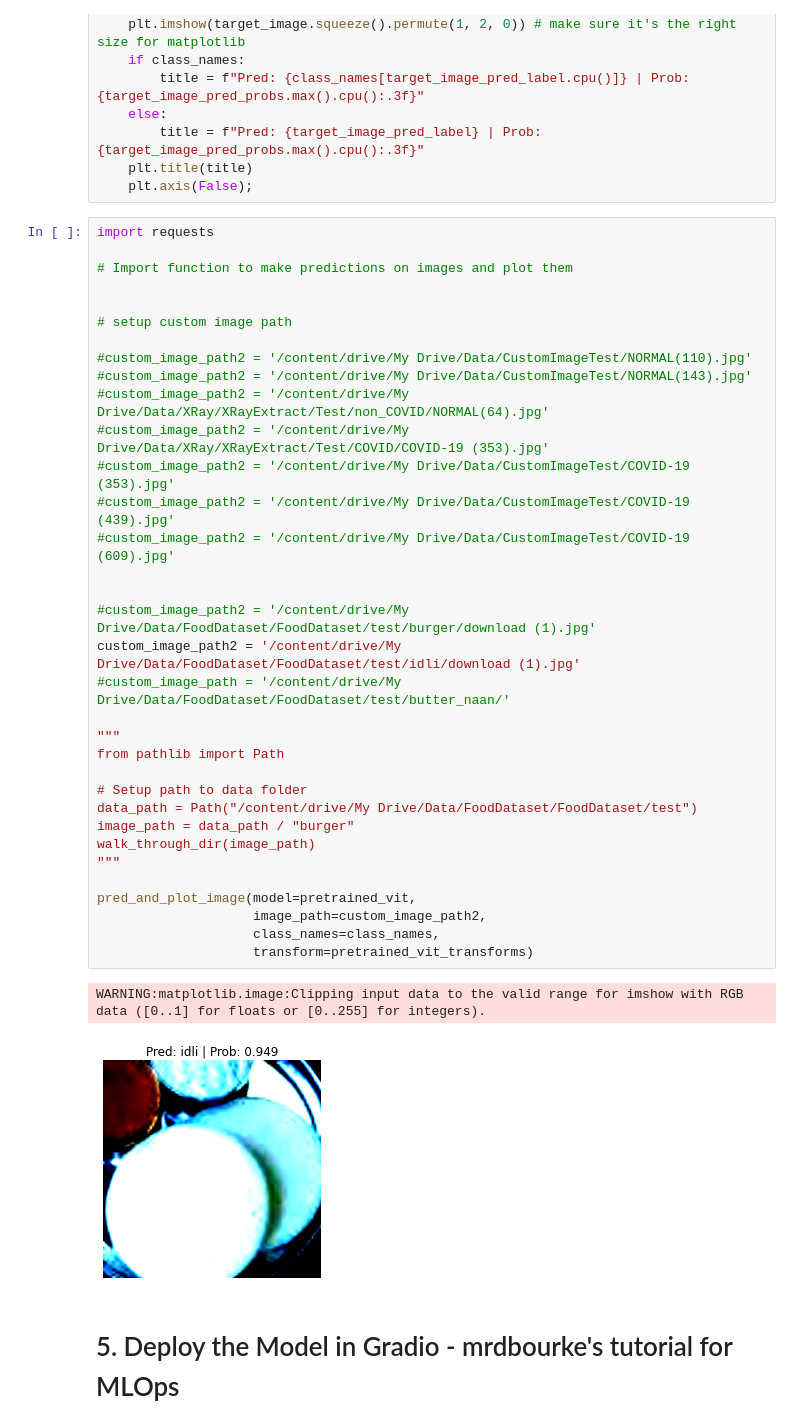
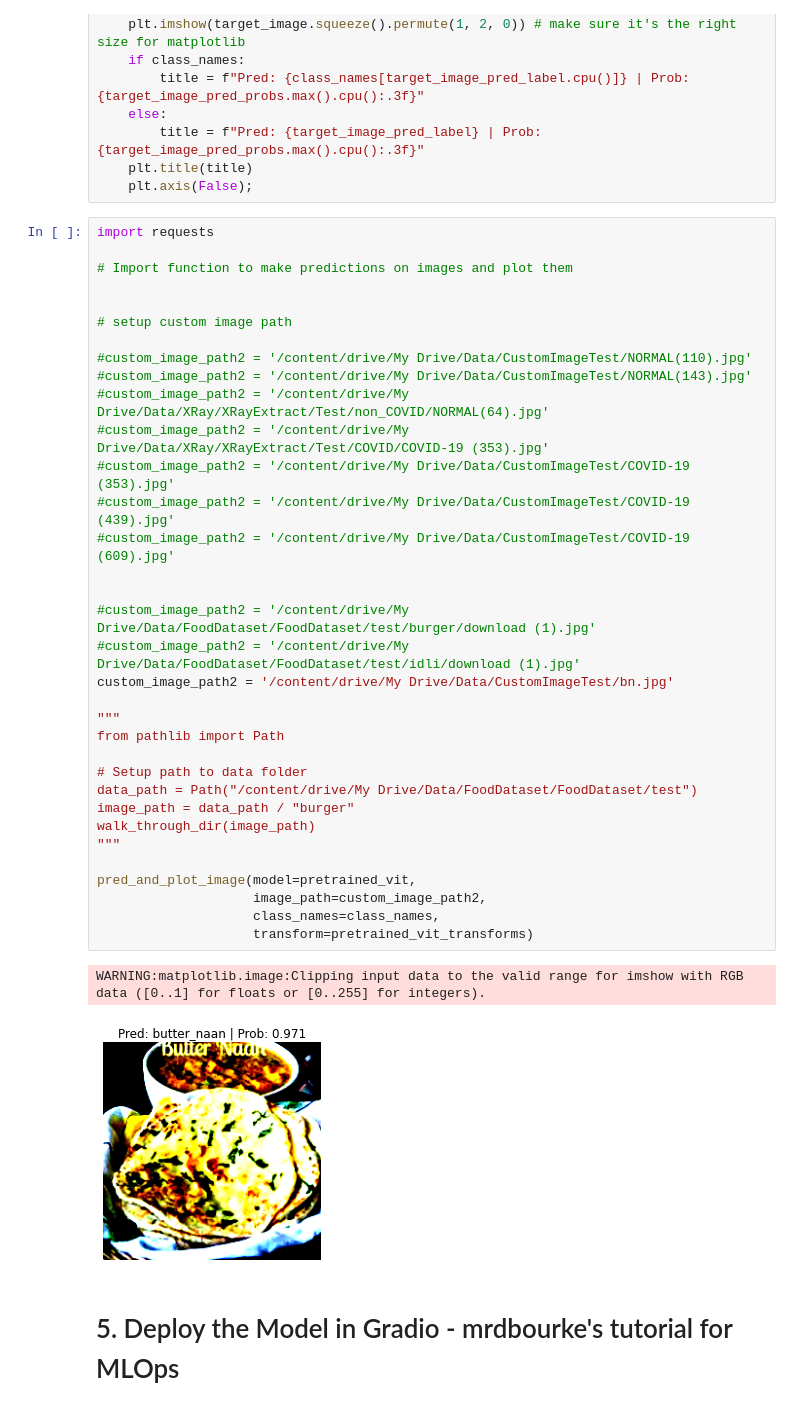
Before and after one commit to telnarayanan/HuggingFaceTransformers, a Jupyter notebook: ImageClassiciation_FoodImageClassification.ipynb, the cells around one changed output. Cells and saved outputs as stored; diff of their text form.

```diff
--- a/ImageClassiciation_FoodImageClassification.ipynb
+++ b/ImageClassiciation_FoodImageClassification.ipynb
@@ -405,35 +405,35 @@ import requests
 
 
 # setup custom image path
 
 #custom_image_path2 = '/content/drive/My Drive/Data/CustomImageTest/NORMAL(110).jpg'
 #custom_image_path2 = '/content/drive/My Drive/Data/CustomImageTest/NORMAL(143).jpg'
 #custom_image_path2 = '/content/drive/My Drive/Data/XRay/XRayExtract/Test/non_COVID/NORMAL(64).jpg'
 #custom_image_path2 = '/content/drive/My Drive/Data/XRay/XRayExtract/Test/COVID/COVID-19 (353).jpg'
 #custom_image_path2 = '/content/drive/My Drive/Data/CustomImageTest/COVID-19 (353).jpg'
 #custom_image_path2 = '/content/drive/My Drive/Data/CustomImageTest/COVID-19 (439).jpg'
 #custom_image_path2 = '/content/drive/My Drive/Data/CustomImageTest/COVID-19 (609).jpg'
 
 
 #custom_image_path2 = '/content/drive/My Drive/Data/FoodDataset/FoodDataset/test/burger/download (1).jpg'
-custom_image_path2 = '/content/drive/My Drive/Data/FoodDataset/FoodDataset/test/idli/download (1).jpg'
-#custom_image_path = '/content/drive/My Drive/Data/FoodDataset/FoodDataset/test/butter_naan/'
+#custom_image_path2 = '/content/drive/My Drive/Data/FoodDataset/FoodDataset/test/idli/download (1).jpg'
+custom_image_path2 = '/content/drive/My Drive/Data/CustomImageTest/bn.jpg'
 
 """
 from pathlib import Path
 
 # Setup path to data folder
 data_path = Path("/content/drive/My Drive/Data/FoodDataset/FoodDataset/test")
 image_path = data_path / "burger"
 walk_through_dir(image_path)
 """
 
 pred_and_plot_image(model=pretrained_vit,
                     image_path=custom_image_path2,
                     class_names=class_names,
                     transform=pretrained_vit_transforms)
 # %% [output]
 WARNING:matplotlib.image:Clipping input data to the valid range for imshow with RGB data ([0..1] for floats or [0..255] for integers).
-[figure, old version]
+[figure, new version]
 # %% [markdown]
 # 5. Deploy the Model in Gradio - mrdbourke's tutorial for MLOps
```
